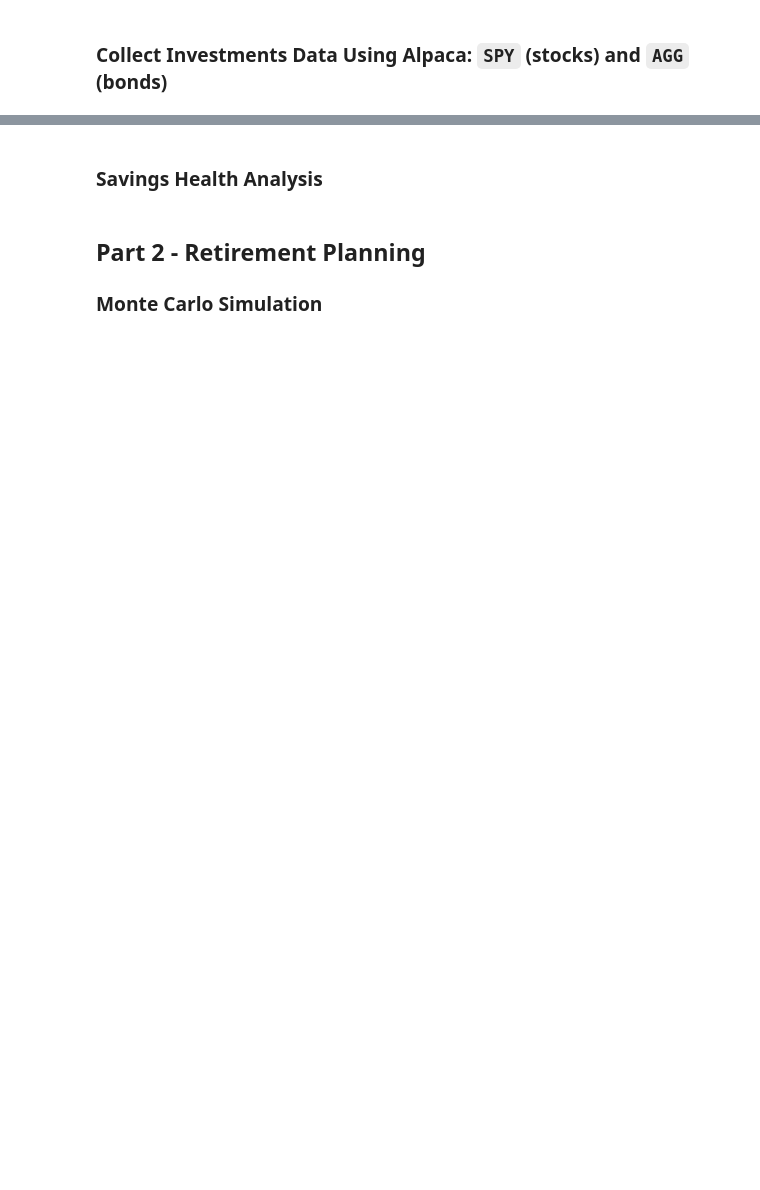
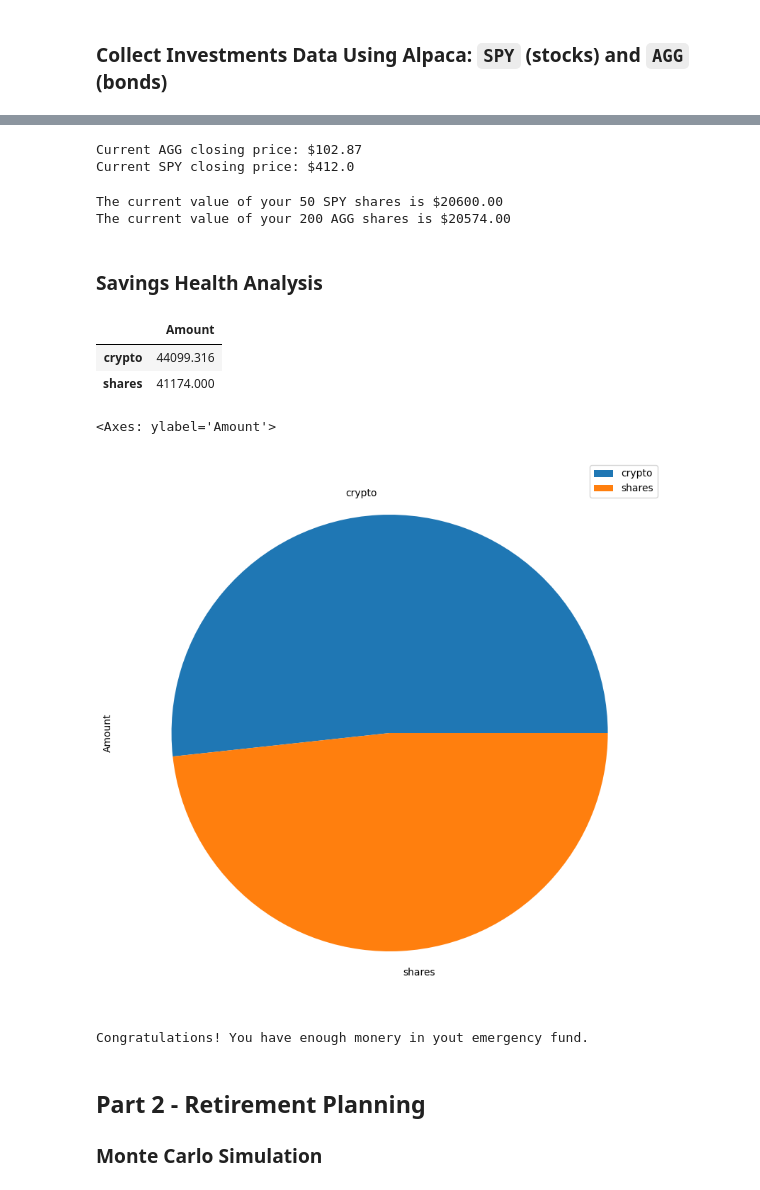
Before and after one commit to Pindainc/Financial_Planning, a Jupyter notebook: financial-planner.ipynb, the cells around one changed output, grey strips where cells are left out. Saved outputs shown, nothing was run; the diff lists cells and outputs as text; code cells hidden in the pictures; blank space fills up the shorter version.

```diff
--- a/financial-planner.ipynb
+++ b/financial-planner.ipynb
@@ -83,0 +106,12 @@ timeframe = "1Day"
+# %%
+# Reorganize the DataFrame
+# Separate ticker data
+AGG = spy_agg_df[spy_agg_df["symbol"]=="AGG"].drop("symbol", axis=1)
+SPY = spy_agg_df[spy_agg_df["symbol"]=="SPY"].drop("symbol", axis=1)
+
+
+# Concatenate the ticker DataFrames
+df_ticker = pd.concat([AGG, SPY], axis=1, keys=["AGG","SPY"])
+
+# Display sample data
+df_ticker.head()
@@ -85,42 +128,80 @@ timeframe = "1Day"
 # Pick AGG and SPY close prices
 # YOUR CODE HERE!
 
+#print(f"close price = {AGG['close'][-1]}")
+#print(f"close price = {SPY['close'][-1]}")
+agg_close_price = AGG['close'][-1]
+spy_close_price = SPY['close'][-1]
+#agg_close_price = get_latest_close(AGG)
+#spy_close_price = get_latest_close(SPY)
+
 # Print AGG and SPY close prices
 print(f"Current AGG closing price: ${agg_close_price}")
 print(f"Current SPY closing price: ${spy_close_price}")
+# %% [output]
+Current AGG closing price: $102.87
+Current SPY closing price: $412.0
 # %%
 # Compute the current value of shares
 # YOUR CODE HERE!
+my_spy_value = my_spy * spy_close_price
+my_agg_value = my_agg * agg_close_price
 
 # Print current value of shares
 print(f"The current value of your {my_spy} SPY shares is ${my_spy_value:0.2f}")
 print(f"The current value of your {my_agg} AGG shares is ${my_agg_value:0.2f}")
+# %% [output]
+The current value of your 50 SPY shares is $20600.00
+The current value of your 200 AGG shares is $20574.00
 # %% [markdown]
 ### Savings Health Analysis
 # %%
 # Set monthly household income
 # YOUR CODE HERE!
+monthly_income = 12000
 
 # Consolidate financial assets data
 # YOUR CODE HERE!
+crypto = my_btc_value + my_eth_value
+shares = my_spy_value + my_agg_value
 
 # Create savings DataFrame
 # YOUR CODE HERE!
+df_savings = pd.DataFrame(data=[crypto,shares], columns=['Amount'], index=['crypto', 'shares'])
+
 
 # Display savings DataFrame
 display(df_savings)
+# %% [output]
+|  | Amount |
+| crypto | 44099.316 |
+| shares | 41174.000 |
 # %%
 # Plot savings pie chart
 # YOUR CODE HERE!
+df_savings.plot.pie(y="Amount",figsize=(20,10))
+# %% [output]
+<Axes: ylabel='Amount'>
+[figure, added]
 # %%
 # Set ideal emergency fund
 emergency_fund = monthly_income * 3
 
 # Calculate total amount of savings
 # YOUR CODE HERE!
+savings = df_savings['Amount'].sum()
 
 # Validate saving health
 # YOUR CODE HERE!
+if savings > emergency_fund:
+    print('Congratulations! You have enough monery in yout emergency fund.')
+elif savings == emergency_fund:
+    print('Congratulations! You have reached your savings goal.')
+else:
+    money_needed = emergency_fund-savings
+    print(f'You need ${money_needed} more dollars to reach your savingd goal')
+# %% [output]
+Congratulations! You have enough monery in yout emergency fund.
 # %% [markdown]
 ## Part 2 - Retirement Planning
 
```
Also changed, not shown: parts of 10 cells of this notebook, 1 other file.
